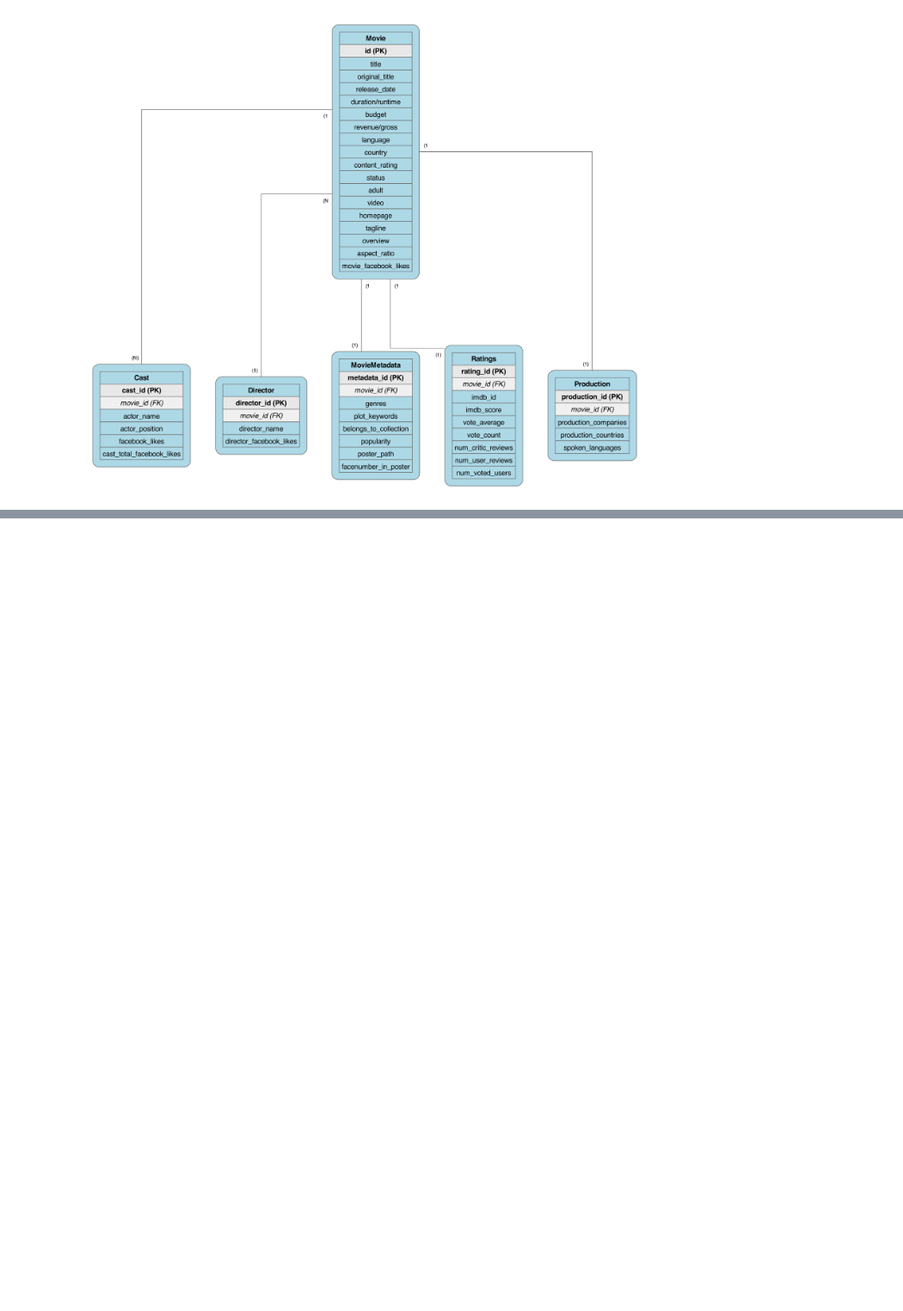
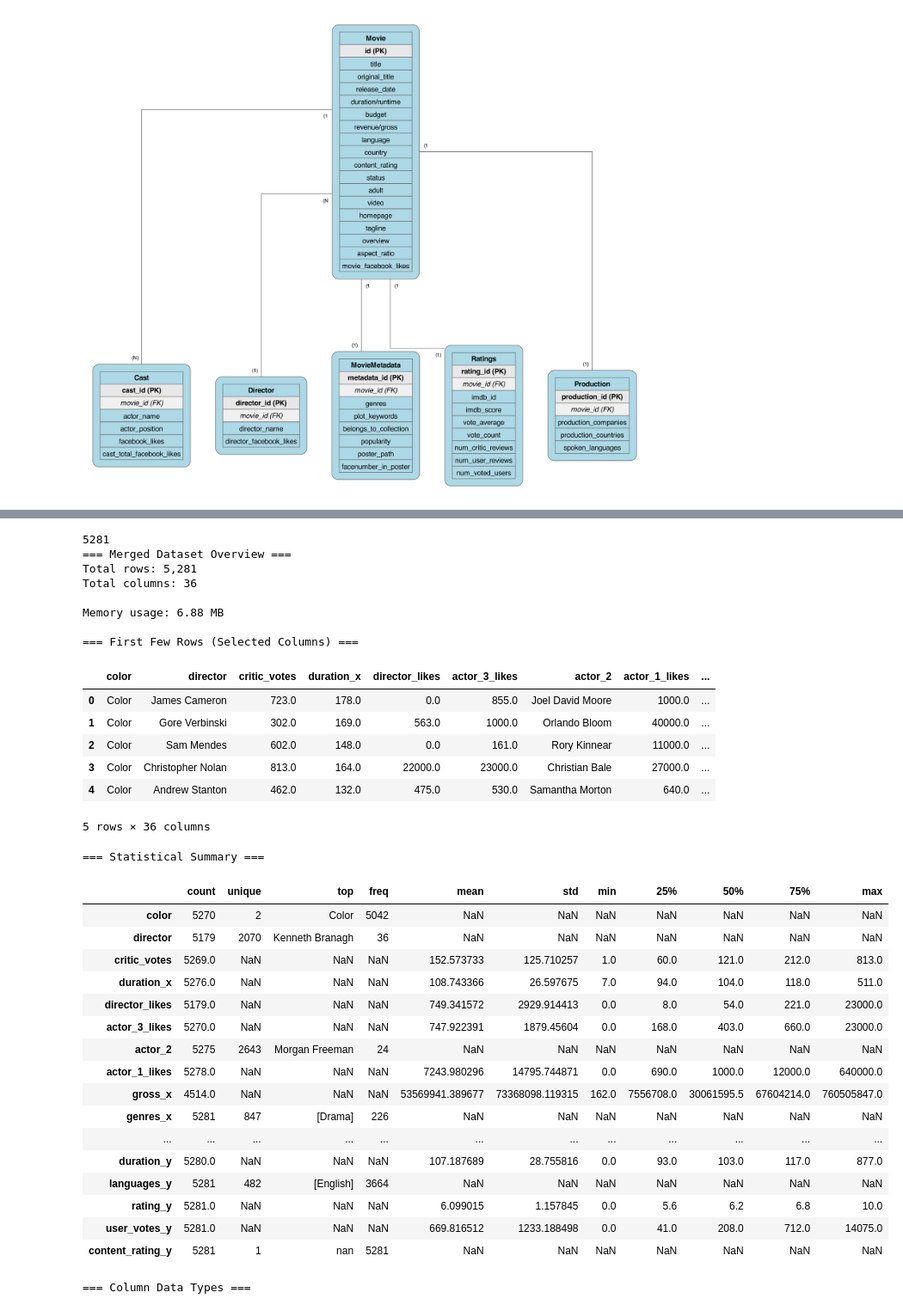
Before and after one commit to mohammadalshikh/comp-333-project, a Jupyter notebook: analysis/predictor.ipynb, the cells around one changed output, grey strips where cells are left out. Shown at 86% size. Drawn from its saved outputs; the diff is of its cells as text; code cells hidden in the pictures; blank space fills up the shorter version.

```diff
--- a/analysis/predictor.ipynb
+++ b/analysis/predictor.ipynb
@@ -343,0 +348,80 @@ This diagram shows the relationships between different entities in our database:
+# %%
+try:
+    import predictor
+
+    reload(predictor)
+    from predictor import MovieRatingPredictor
+except ImportError as e:
+    print(f"Import Error: {e}")
+    print(f"Searching in paths: {sys.path}")
+    sys.exit(1)
+
+# Initialize predictor
+predictor = MovieRatingPredictor()
+# Get the merged dataset
+merged_df = predictor.integrate()
+
+if merged_df is not None:
+
+    print(len(merged_df))
+
+    # Display basic information about the merged dataset
+    print("=== Merged Dataset Overview ===")
+    print(f"Total rows: {len(merged_df):,}")
+    print(f"Total columns: {len(merged_df.columns):,}")
+    print("\nMemory usage: {:.2f} MB".format(merged_df.memory_usage(deep=True).sum() / 1024**2))
+
+
+    # Display first few rows with a subset of columns
+    print("\n=== First Few Rows (Selected Columns) ===")
+    selected_cols = merged_df.columns[:50]  # First 50 columns
+    display(merged_df[selected_cols].head())
+
+    # Display statistical summary
+    print("\n=== Statistical Summary ===")
+    display(merged_df.describe(include='all').T)
+
+    # Show column data types
+    print("\n=== Column Data Types ===")
+    display(pd.DataFrame({
+        'Data Type': merged_df.dtypes,
+        'Non-Null Count': merged_df.count(),
+        'Null %': (merged_df.isnull().sum() / len(merged_df) * 100).round(2)
+    }))
+else:
+    print("Error: Failed to integrate datasets")
+# %% [output]
+5281
+=== Merged Dataset Overview ===
+Total rows: 5,281
+Total columns: 36
+
+Memory usage: 6.88 MB
+
+=== First Few Rows (Selected Columns) ===
+|  | color | director | critic_votes | duration_x | director_likes | actor_3_likes | actor_2 | actor_1_likes | ... |
+| 0 | Color | James Cameron | 723.0 | 178.0 | 0.0 | 855.0 | Joel David Moore | 1000.0 | ... |
+| 1 | Color | Gore Verbinski | 302.0 | 169.0 | 563.0 | 1000.0 | Orlando Bloom | 40000.0 | ... |
+| 2 | Color | Sam Mendes | 602.0 | 148.0 | 0.0 | 161.0 | Rory Kinnear | 11000.0 | ... |
+| 3 | Color | Christopher Nolan | 813.0 | 164.0 | 22000.0 | 23000.0 | Christian Bale | 27000.0 | ... |
+| 4 | Color | Andrew Stanton | 462.0 | 132.0 | 475.0 | 530.0 | Samantha Morton | 640.0 | ... |
+5 rows × 36 columns
+=== Statistical Summary ===
+|  | count | unique | top | freq | mean | std | min | 25% | 50% | 75% | max |
+| color | 5270 | 2 | Color | 5042 | NaN | NaN | NaN | NaN | NaN | NaN | NaN |
+| director | 5179 | 2070 | Kenneth Branagh | 36 | NaN | NaN | NaN | NaN | NaN | NaN | NaN |
+| critic_votes | 5269.0 | NaN | NaN | NaN | 152.573733 | 125.710257 | 1.0 | 60.0 | 121.0 | 212.0 | 813.0 |
+| duration_x | 5276.0 | NaN | NaN | NaN | 108.743366 | 26.597675 | 7.0 | 94.0 | 104.0 | 118.0 | 511.0 |
+| director_likes | 5179.0 | NaN | NaN | NaN | 749.341572 | 2929.914413 | 0.0 | 8.0 | 54.0 | 221.0 | 23000.0 |
+| actor_3_likes | 5270.0 | NaN | NaN | NaN | 747.922391 | 1879.45604 | 0.0 | 168.0 | 403.0 | 660.0 | 23000.0 |
+| actor_2 | 5275 | 2643 | Morgan Freeman | 24 | NaN | NaN | NaN | NaN | NaN | NaN | NaN |
+| actor_1_likes | 5278.0 | NaN | NaN | NaN | 7243.980296 | 14795.744871 | 0.0 | 690.0 | 1000.0 | 12000.0 | 640000.0 |
+| gross_x | 4514.0 | NaN | NaN | NaN | 53569941.389677 | 73368098.119315 | 162.0 | 7556708.0 | 30061595.5 | 67604214.0 | 760505847.0 |
+| genres_x | 5281 | 847 | [Drama] | 226 | NaN | NaN | NaN | NaN | NaN | NaN | NaN |
+| ... | ... | ... | ... | ... | ... | ... | ... | ... | ... | ... | ... |
+| duration_y | 5280.0 | NaN | NaN | NaN | 107.187689 | 28.755816 | 0.0 | 93.0 | 103.0 | 117.0 | 877.0 |
+| languages_y | 5281 | 482 | [English] | 3664 | NaN | NaN | NaN | NaN | NaN | NaN | NaN |
+| rating_y | 5281.0 | NaN | NaN | NaN | 6.099015 | 1.157845 | 0.0 | 5.6 | 6.2 | 6.8 | 10.0 |
+| user_votes_y | 5281.0 | NaN | NaN | NaN | 669.816512 | 1233.188498 | 0.0 | 41.0 | 208.0 | 712.0 | 14075.0 |
+| content_rating_y | 5281 | 1 | nan | 5281 | NaN | NaN | NaN | NaN | NaN | NaN | NaN |
+=== Column Data Types ===
```
Also changed, not shown: parts of 3 cells of this notebook, 1 other file.
